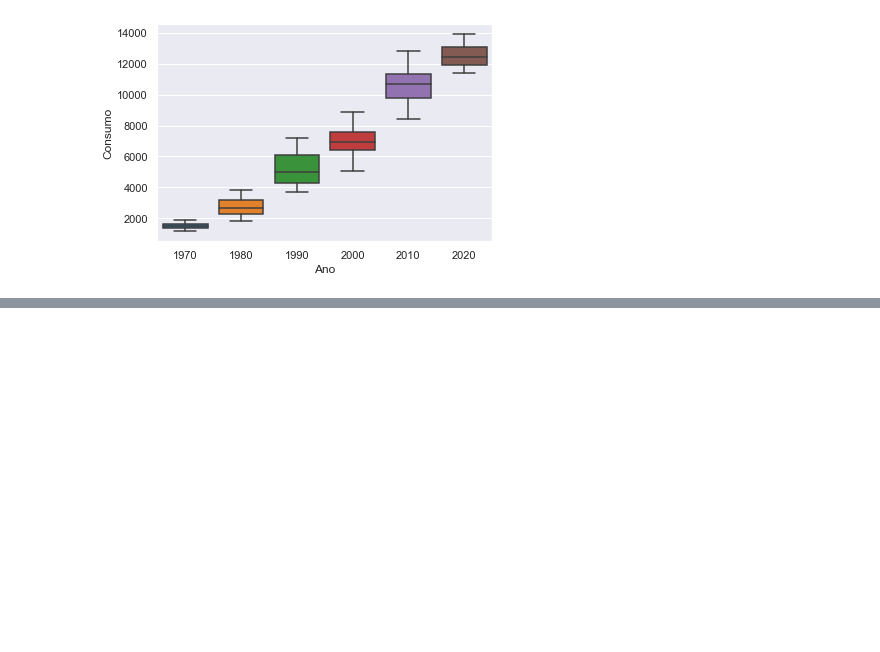
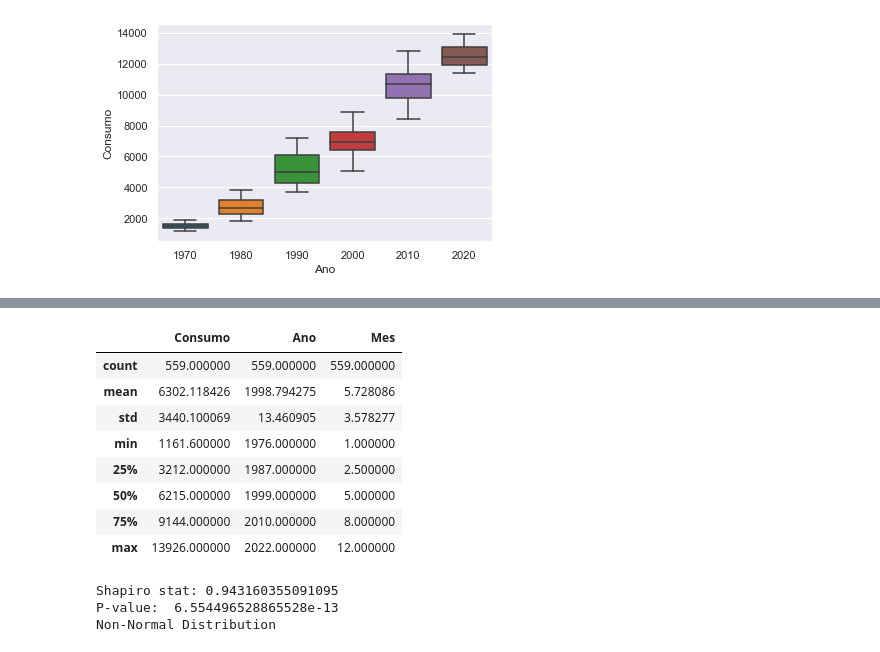
Before and after one commit to kccas35/Data-projeto-6, a Jupyter notebook: data/projeto6teste1.ipynb, the cells around one changed output, grey strips where cells are left out. Cells and saved outputs as stored; diff of their text form; code cells hidden in the pictures; blank space fills up the shorter version.

```diff
--- a/data/projeto6teste1.ipynb
+++ b/data/projeto6teste1.ipynb
@@ -109,0 +135,26 @@ df.groupby(df.index.year)['Consumo'].nlargest(20).groupby(level=0).sum().plot(ki
+# %%
+df.describe()
+# %% [output]
+|  | Consumo | Ano | Mes |
+| count | 559.000000 | 559.000000 | 559.000000 |
+| mean | 6302.118426 | 1998.794275 | 5.728086 |
+| std | 3440.100069 | 13.460905 | 3.578277 |
+| min | 1161.600000 | 1976.000000 | 1.000000 |
+| 25% | 3212.000000 | 1987.000000 | 2.500000 |
+| 50% | 6215.000000 | 1999.000000 | 5.000000 |
+| 75% | 9144.000000 | 2010.000000 | 8.000000 |
+| max | 13926.000000 | 2022.000000 | 12.000000 |
+# %%
+stat, p = stats.shapiro(np.log(df['Consumo']+1).sample(500, random_state=42))
+
+print("Shapiro stat:", stat)
+print("P-value: ", p)
+
+if p >= .01:
+    print('Normal Distribution')
+else:
+    print("Non-Normal Distribution")
+# %% [output]
+Shapiro stat: 0.943160355091095
+P-value:  6.554496528865528e-13
+Non-Normal Distribution
```
Also changed, not shown: parts of 6 cells of this notebook.
